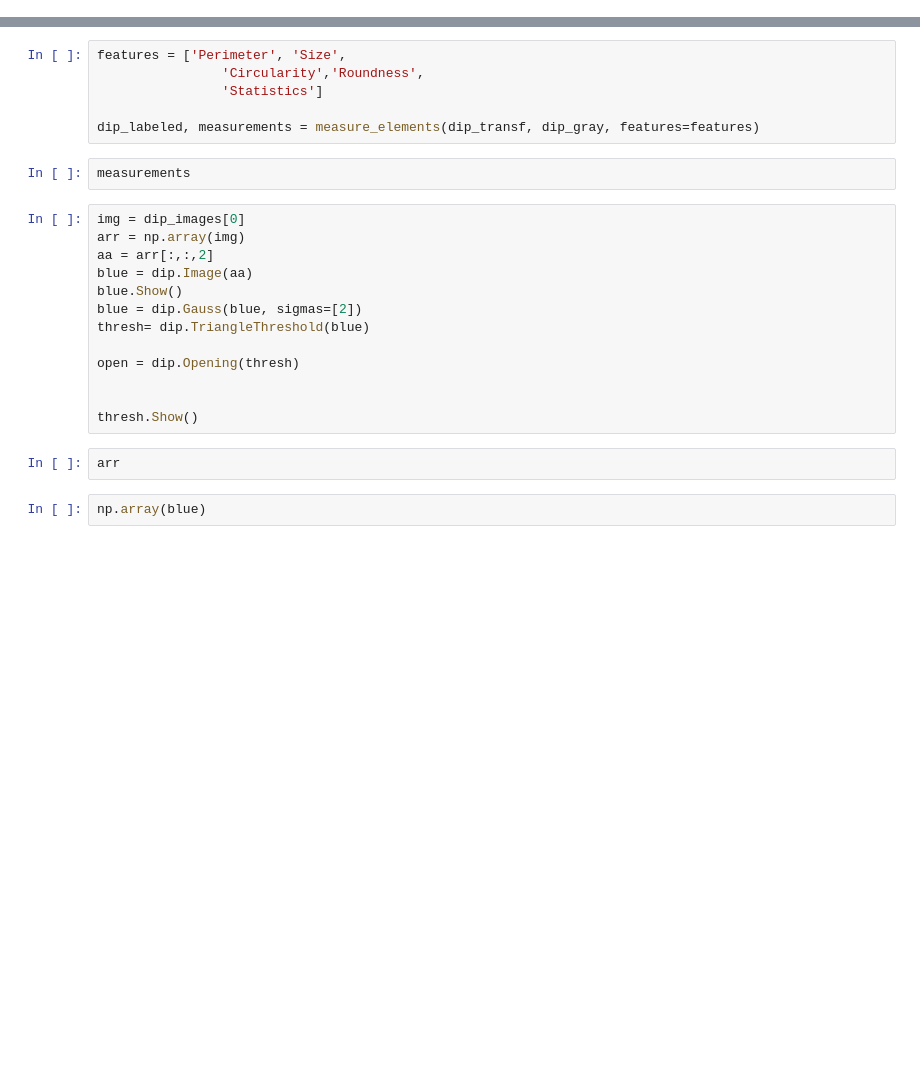
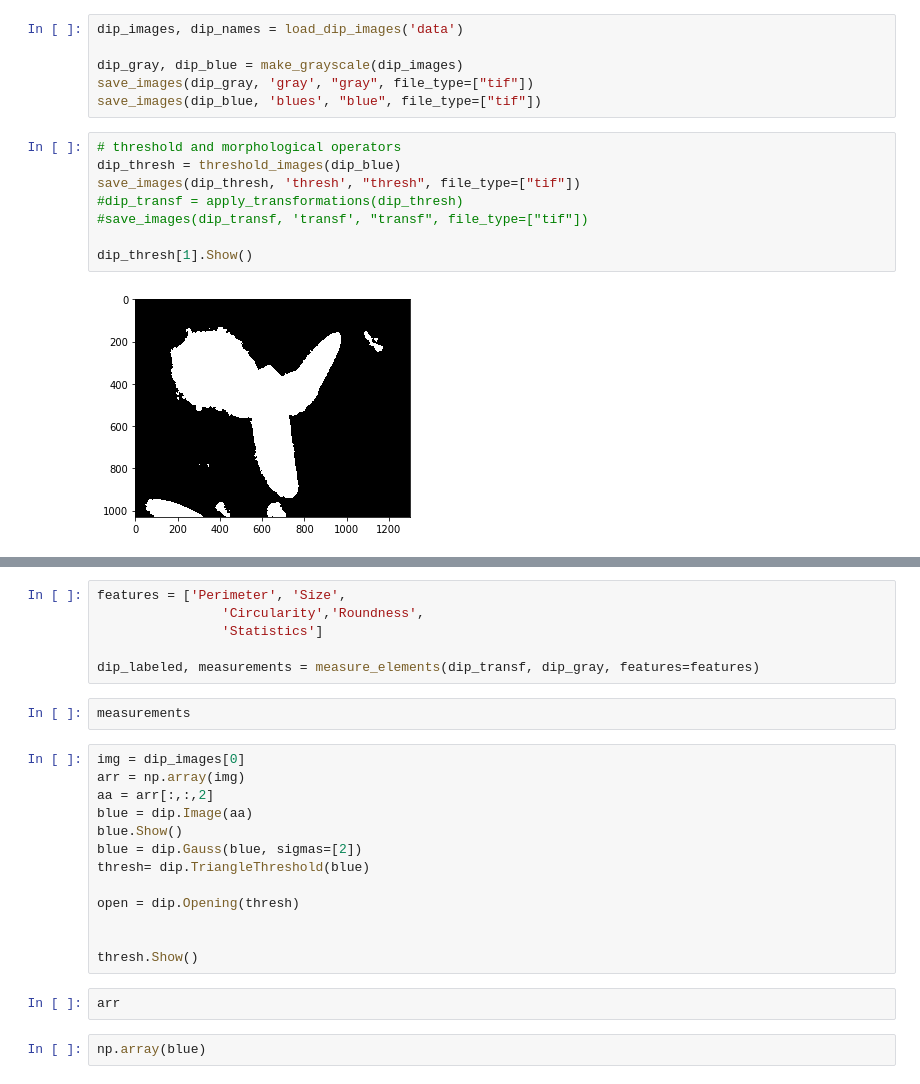
Before and after one commit to eleonoraieronimaki/shape_texture_classification, a Jupyter notebook: ele.ipynb, the cells around one changed output, grey strips where cells are left out. Cells and saved outputs as stored; diff of their text form; blank space fills up the shorter version.

```diff
--- a/ele.ipynb
+++ b/ele.ipynb
@@ -7 +16,17 @@ from utilities import *
+# %%
+dip_images, dip_names = load_dip_images('data')
+
+dip_gray, dip_blue = make_grayscale(dip_images)
+save_images(dip_gray, 'gray', "gray", file_type=["tif"])
+save_images(dip_blue, 'blues', "blue", file_type=["tif"])
+# %%
+# threshold and morphological operators
+dip_thresh = threshold_images(dip_blue)
+save_images(dip_thresh, 'thresh', "thresh", file_type=["tif"])
+#dip_transf = apply_transformations(dip_thresh)
+#save_images(dip_transf, 'transf', "transf", file_type=["tif"])
+
+dip_thresh[1].Show()
+# %% [output]
+[figure, added]
 # %%
```
Also changed, not shown: parts of 8 cells of this notebook, 2 other files.
